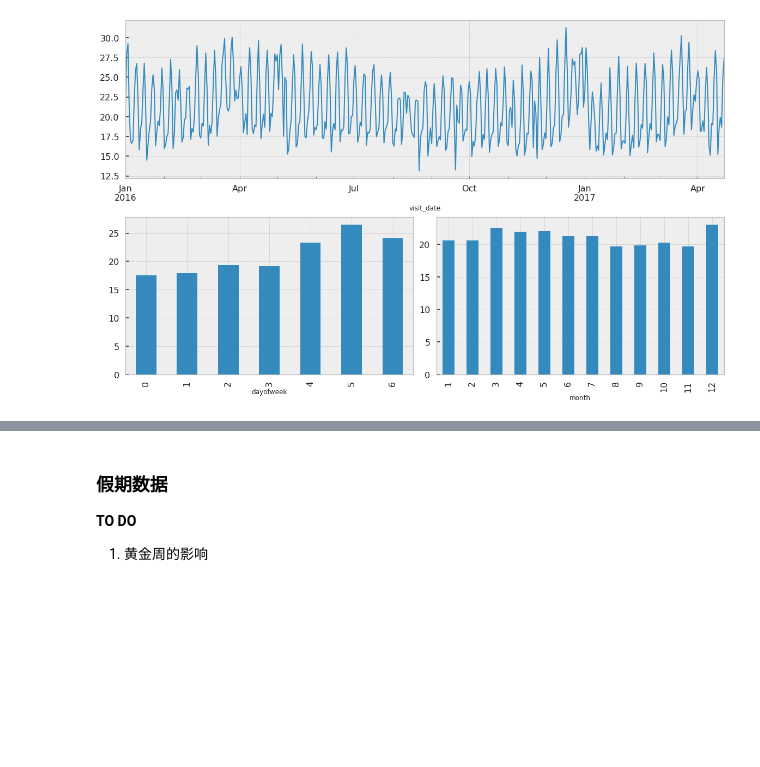
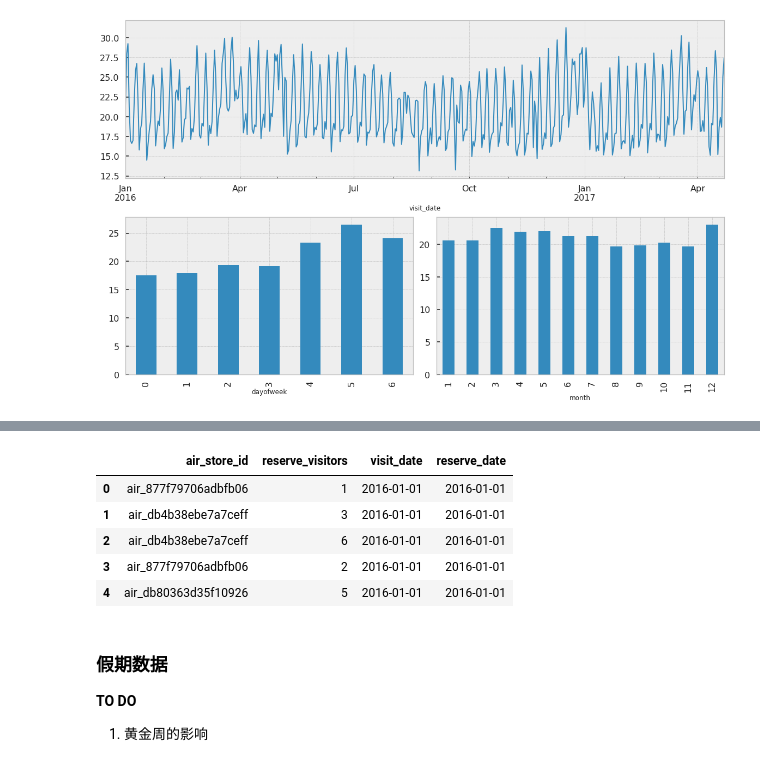
Before and after one commit to shenc3/kaggle_note, a Jupyter notebook: Recruit Restaurant Visitor Forecasting/Restaurant&Visitor.ipynb, the cells around one changed output, grey strips where cells are left out. Cells and saved outputs as stored; diff of their text form; code cells hidden in the pictures; blank space fills up the shorter version.

```diff
--- a/Recruit Restaurant Visitor Forecasting/Restaurant&Visitor.ipynb
+++ b/Recruit Restaurant Visitor Forecasting/Restaurant&Visitor.ipynb
@@ -110,3 +292,12 @@ plt.tight_layout()
+# %%
+data['ar'].head()
+# %% [output]
+|  | air_store_id | reserve_visitors | visit_date | reserve_date |
+| 0 | air_877f79706adbfb06 | 1 | 2016-01-01 | 2016-01-01 |
+| 1 | air_db4b38ebe7a7ceff | 3 | 2016-01-01 | 2016-01-01 |
+| 2 | air_db4b38ebe7a7ceff | 6 | 2016-01-01 | 2016-01-01 |
+| 3 | air_877f79706adbfb06 | 2 | 2016-01-01 | 2016-01-01 |
+| 4 | air_db80363d35f10926 | 5 | 2016-01-01 | 2016-01-01 |
 # %% [markdown]
 ### 假期数据
 
```
Also changed, not shown: parts of 13 cells of this notebook.
